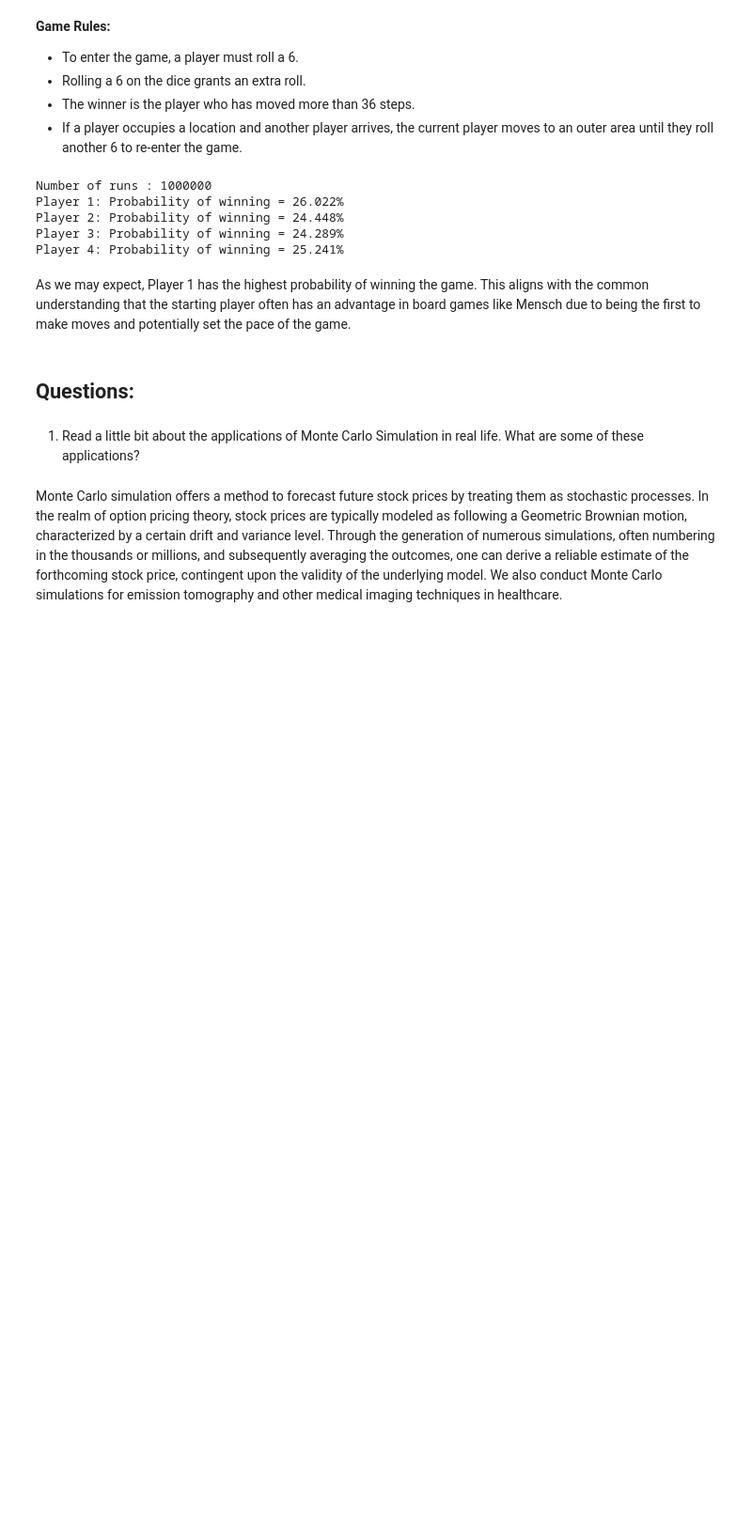
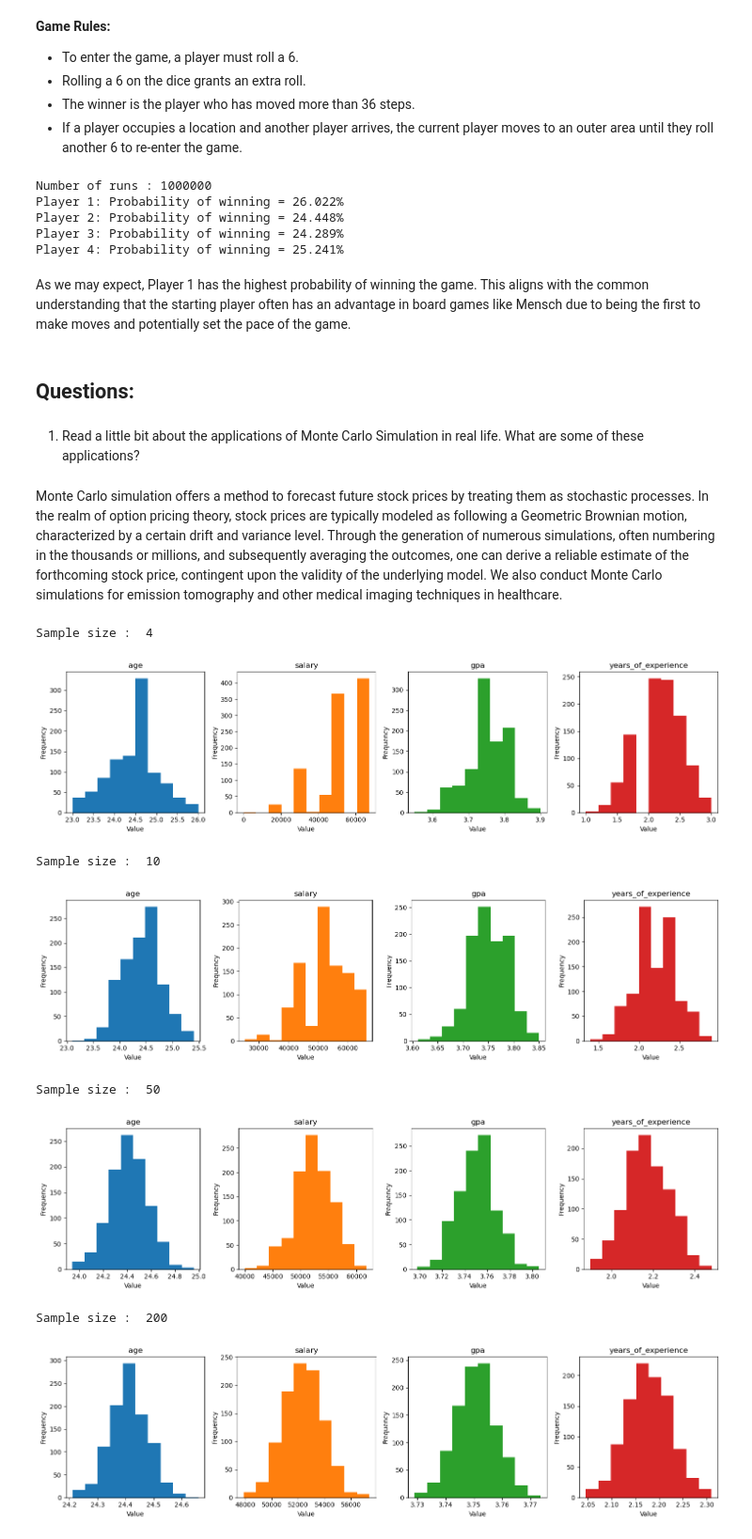
Before and after one commit to tisiphonee/DataS, a Jupyter notebook: CA1/CA1.ipynb, the cells around one changed output. Shown: that part at 94% size. Cells and saved outputs as stored; diff of their text form; code cells hidden in the pictures; blank space fills up the shorter version.

```diff
--- a/CA1/CA1.ipynb
+++ b/CA1/CA1.ipynb
@@ -126,3 +126,60 @@ some of these applications?
 # %% [markdown]
 Monte Carlo simulation offers a method to forecast future stock prices by treating them as stochastic processes. In the realm of option pricing theory, stock prices are typically modeled as following a Geometric Brownian motion, characterized by a certain drift and variance level. Through the generation of numerous simulations, often numbering in the thousands or millions, and subsequently averaging the outcomes, one can derive a reliable estimate of the forthcoming stock price, contingent upon the validity of the underlying model.
 We also conduct Monte Carlo simulations for emission tomography and other medical imaging techniques in healthcare.
+# %%
+import pandas as pd
+import matplotlib.pyplot as plt
+
+SAMPLE_NUMBER = 1000
+
+def clt_generator(file_name: str, sample_size:int):
+    data_set = pd.read_csv(file_name)
+
+    age_means = []
+    salary_means = []
+    gpa_means = []
+    years_of_experience_means = []
+
+    for i in range(SAMPLE_NUMBER):
+        sample = data_set.sample(n = sample_size)
+
+        age_means.append(sample.loc[:, 'age'].mean())
+        salary_means.append(sample.loc[:, 'salary'].mean())
+        gpa_means.append(sample.loc[:, 'gpa'].mean())
+        years_of_experience_means.append(sample.loc[:, 'years_of_experience'].mean())
+
+    sample_means = pd.DataFrame({
+        'age': age_means,
+        'salary': salary_means,
+        'gpa': gpa_means,
+        'years_of_experience': years_of_experience_means
+    })
+
+    return sample_means;
+
+def plotting(df, sample_size:int):
+    fig, axs = plt.subplots(1, len(df.columns), figsize=(15, 4))
+
+    for i, col in enumerate(df.columns):
+        axs[i].hist(df[col], color='C{}'.format(i))
+        axs[i].set_title(col)
+        axs[i].set_xlabel('Value')
+        axs[i].set_ylabel('Frequency')
+
+    plt.tight_layout()
+    print("Sample size : ", sample_size)
+    plt.show()
+
+
+testing_sample_sizes = [4, 10 , 50, 200]
+for s in testing_sample_sizes:
+    plotting(clt_generator("job_placement.csv", s), s)
+# %% [output]
+Sample size :  4
+[figure, added]
+Sample size :  10
+[figure, added]
+Sample size :  50
+[figure, added]
+Sample size :  200
+[figure, added]
```
